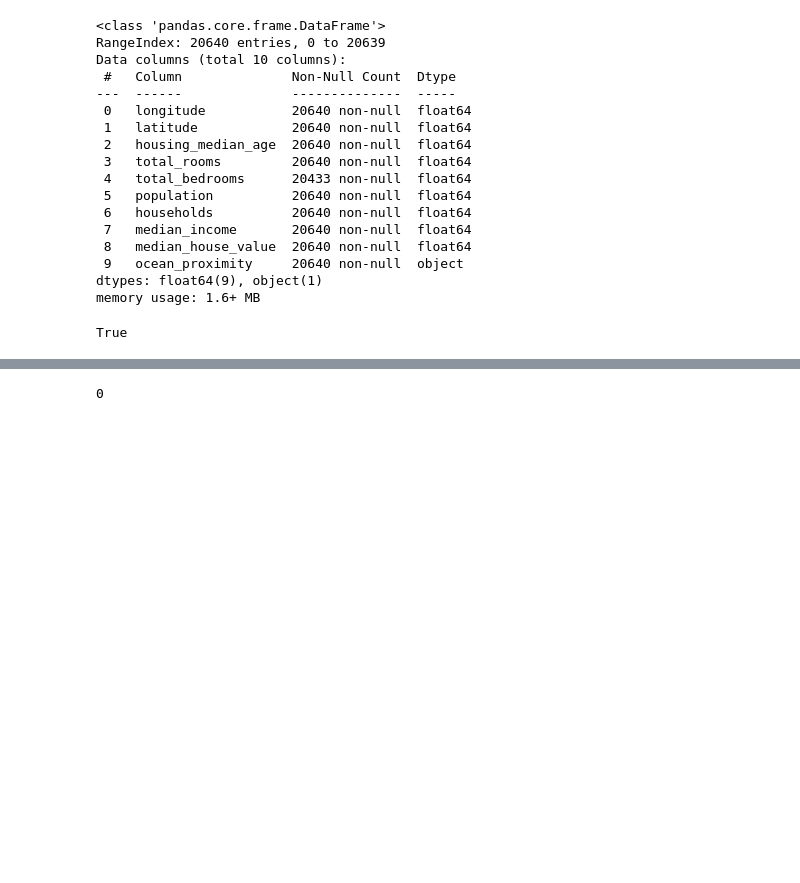
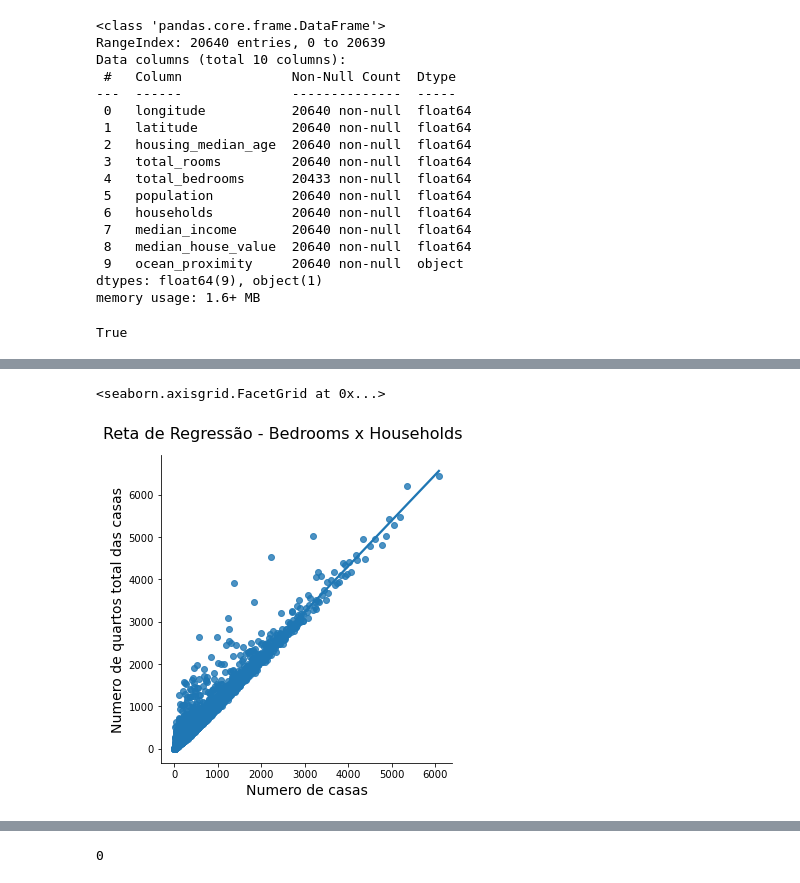
Before and after one commit to thomasbekhor/Exploratory-and-Predictive-Analysis, a Jupyter notebook: HOUSE.ipynb, the cells around one changed output, grey strips where cells are left out. Cells and saved outputs as stored; diff of their text form; code cells hidden in the pictures; blank space fills up the shorter version.

```diff
--- a/HOUSE.ipynb
+++ b/HOUSE.ipynb
@@ -111,0 +152,11 @@ True
+# %%
+#o numero de casas em um bloco está diretamente relacioando com o numero de quartos totais do bloco, portanto para preencher os vallres nan será feita uma interpolacao.
+
+ax=sns.lmplot(x='households',y='total_bedrooms',data=df_house)
+ax.fig.suptitle('Reta de Regressão - Bedrooms x Households', fontsize=16,y=1.05)
+ax.set_xlabels('Numero de casas', fontsize=14)
+ax.set_ylabels('Numero de quartos total das casas', fontsize=14)
+ax
+# %% [output]
+<seaborn.axisgrid.FacetGrid at 0x...>
+[figure, added]
```
Also changed, not shown: parts of 29 cells of this notebook, 2 other files.
